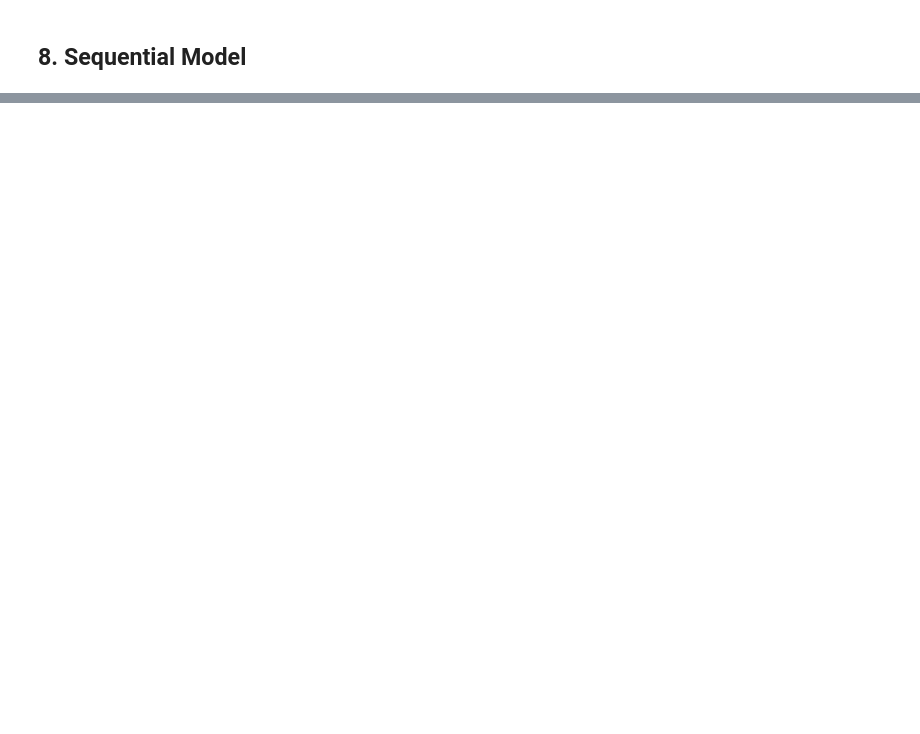
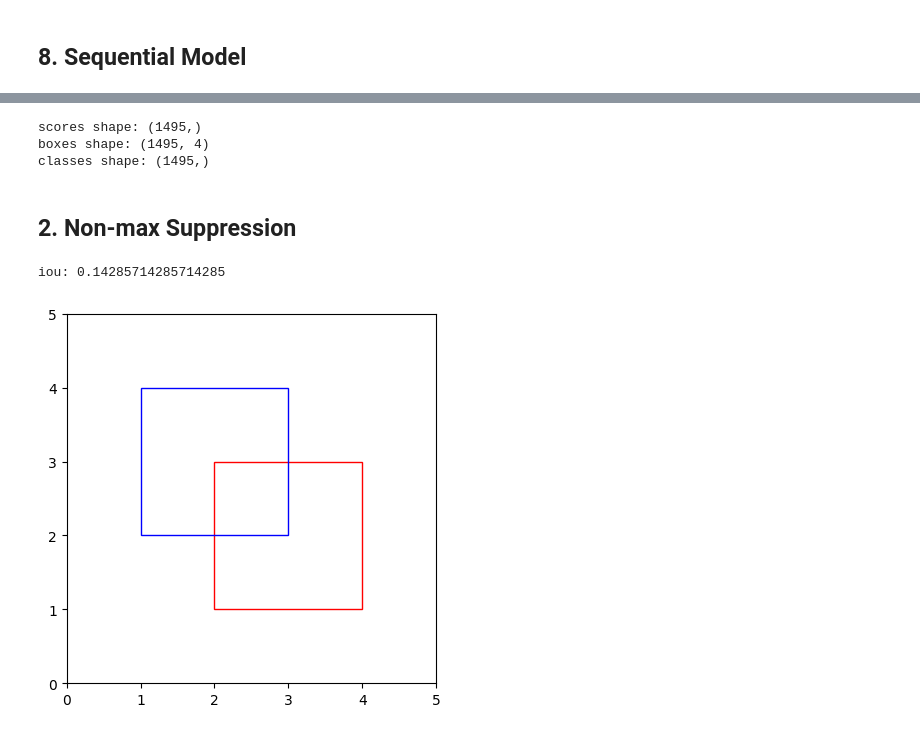
Before and after one commit to kruthi-sb/DL_basics, a Jupyter notebook: keras_basics/Basic_ops.ipynb, the cells around one changed output, grey strips where cells are left out. Cells and saved outputs as stored; diff of their text form; code cells hidden in the pictures; blank space fills up the shorter version.

```diff
--- a/keras_basics/Basic_ops.ipynb
+++ b/keras_basics/Basic_ops.ipynb
@@ -408,0 +543,21 @@ THE End
+# %%
+# test the function
+box_confidence = np.random.randn(19, 19, 5, 1)
+boxes = np.random.randn(19, 19, 5, 4)
+box_class_probs = np.random.randn(19, 19, 5, 80)
+scores, boxes, classes = yolo_filter_boxes(box_confidence, boxes, box_class_probs, threshold = 0.5)
+print("scores shape:", scores.shape)
+print("boxes shape:", boxes.shape)
+print("classes shape:", classes.shape)
+
+assert scores.shape == (scores.shape[0],)
+assert boxes.shape == (boxes.shape[0], 4)
+assert classes.shape == (classes.shape[0],)
+
+# here scores.shape[0] is the number of boxes which have score >= threshold!!
+# %% [output]
+scores shape: (1495,)
+boxes shape: (1495, 4)
+classes shape: (1495,)
+# %% [markdown]
+## 2. Non-max Suppression
@@ -408,0 +593,44 @@ THE End
+# %%
+# test the function
+box1 = (2, 1, 4, 3) # (x1, y1, x2, y2) for the first box
+box2 = (1, 2, 3, 4) # (x1, y1, x2, y2) for the second box
+print("iou:", iou(box1, box2))
+# %% [output]
+iou: 0.14285714285714285
+# %%
+# JUST FOR FUN
+# visualize the boxes ( NOT REQUIRED FOR THE FUNCTIONALITY )
+import matplotlib.pyplot as plt
+import matplotlib.patches as patches
+
+# Create a figure and axis
+fig, ax = plt.subplots(1)
+
+# Create a rectangle patch
+(box1_x1, box1_y1, box1_x2, box1_y2) = box1
+box1_width = box1_x2 - box1_x1
+box1_height = box1_y2 - box1_y1
+
+box1 = patches.Rectangle((box1_x1, box1_y1), box1_width, box1_height, linewidth=1, edgecolor='r', facecolor='none')
+
+(box2_x1, box2_y1, box2_x2, box2_y2) = box2
+box2_width = box2_x2 - box2_x1
+box2_height = box2_y2 - box2_y1
+
+box2 = patches.Rectangle((box2_x1, box2_y1), box2_width, box2_height, linewidth=1, edgecolor='b', facecolor='none')
+
+# Add the patch to the axis
+ax.add_patch(box1)
+ax.add_patch(box2)
+
+# Set the aspect of the plot to be equal
+ax.set_aspect('equal', 'box')
+
+# Set the x and y axis limits
+plt.xlim((0, 5))
+plt.ylim((0, 5))
+
+# Show the plot
+plt.show()
+# %% [output]
+[figure, added]
```
Also changed, not shown: parts of 22 cells of this notebook, 1 other file.
